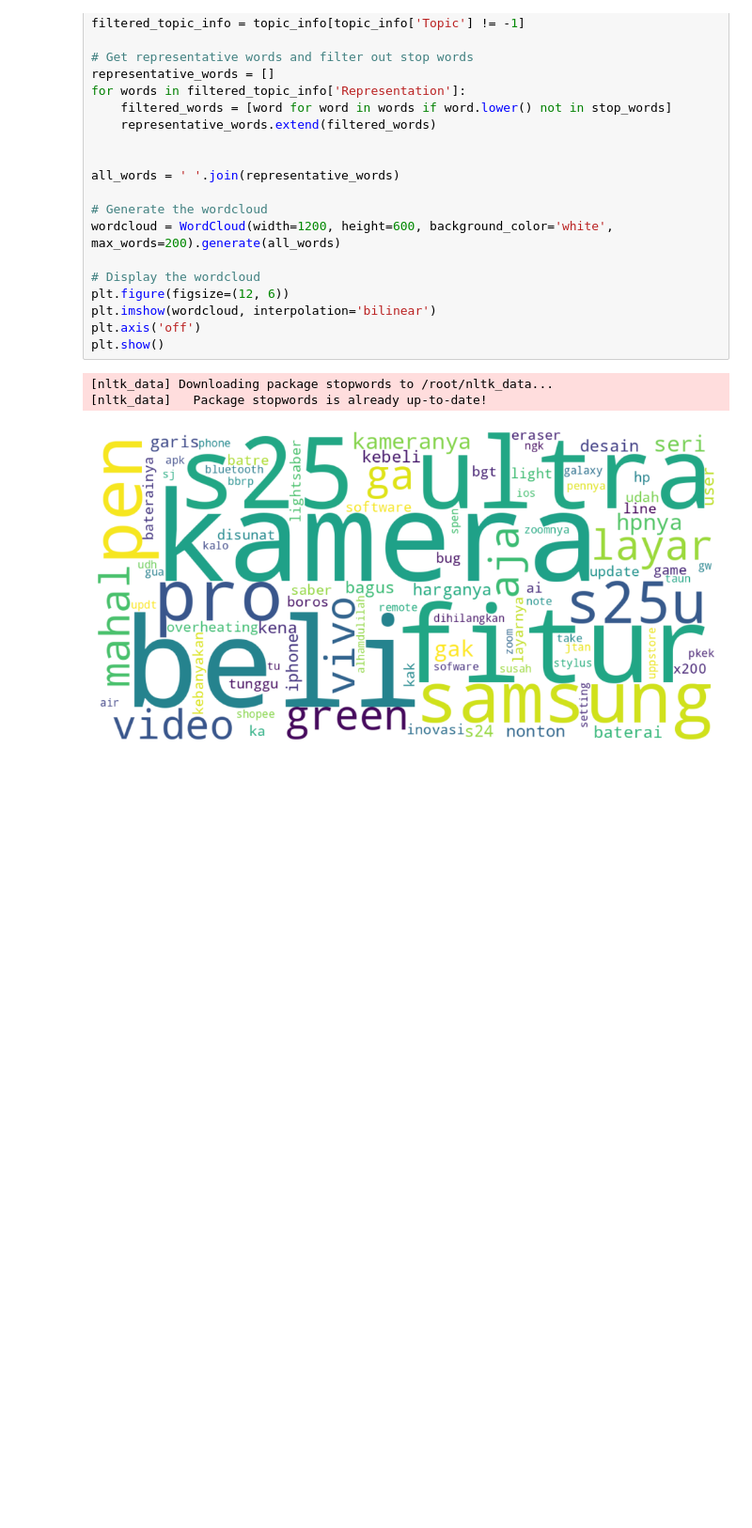
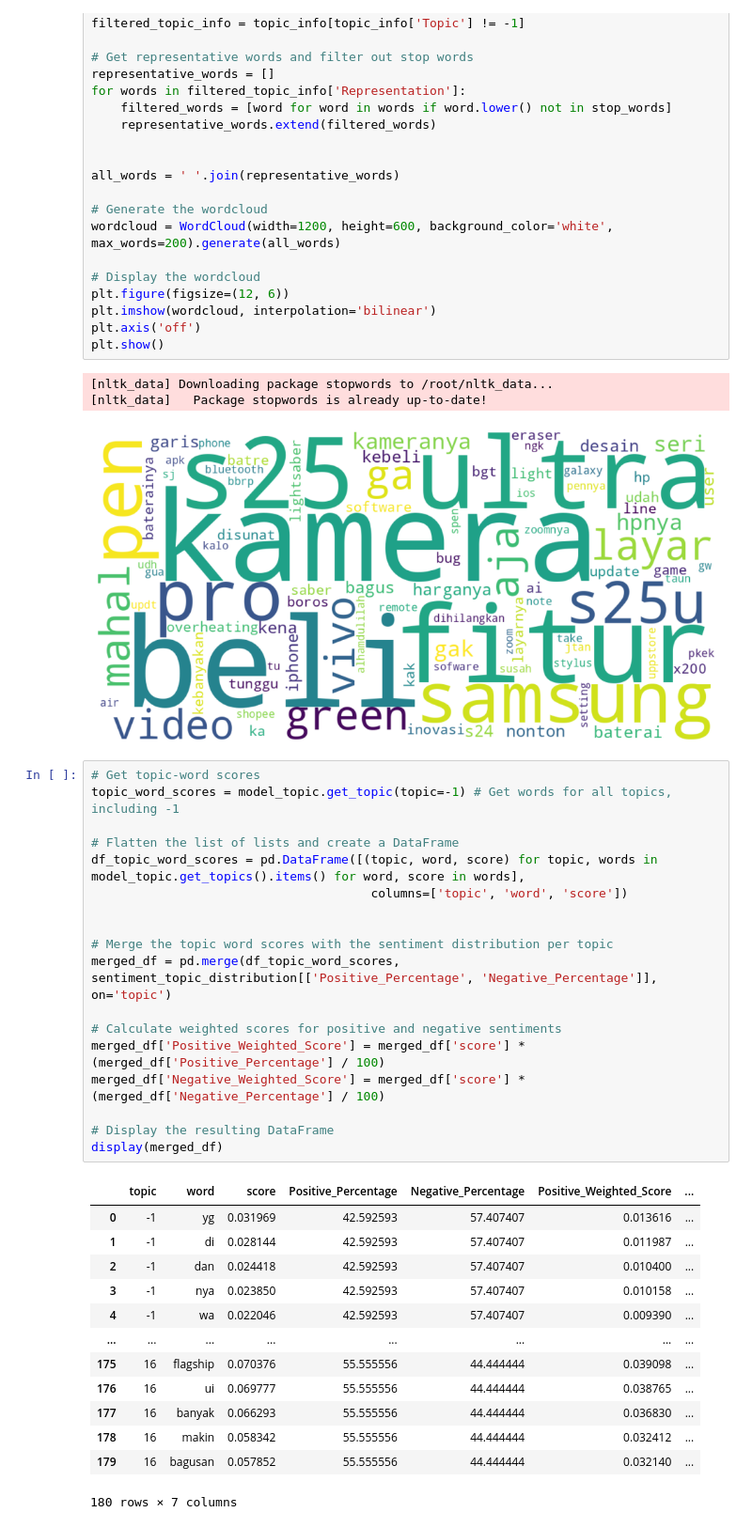
Before and after one commit to erlanggadewasakti/Sentiment-Analysis-Review-Steam, a Jupyter notebook: roberta/non-transform/2e-5.ipynb, the cells around one changed output. Shown at 94% size. Drawn from its saved outputs; the diff is of its cells as text; blank space fills up the shorter version.

```diff
--- a/roberta/non-transform/2e-5.ipynb
+++ b/roberta/non-transform/2e-5.ipynb
@@ -1155,3 +1155,35 @@ plt.show()
 [nltk_data] Downloading package stopwords to /root/nltk_data...
 [nltk_data]   Package stopwords is already up-to-date!
 [figure]
+# %%
+# Get topic-word scores
+topic_word_scores = model_topic.get_topic(topic=-1) # Get words for all topics, including -1
+
+# Flatten the list of lists and create a DataFrame
+df_topic_word_scores = pd.DataFrame([(topic, word, score) for topic, words in model_topic.get_topics().items() for word, score in words],
+                                      columns=['topic', 'word', 'score'])
+
+
+# Merge the topic word scores with the sentiment distribution per topic
+merged_df = pd.merge(df_topic_word_scores, sentiment_topic_distribution[['Positive_Percentage', 'Negative_Percentage']], on='topic')
+
+# Calculate weighted scores for positive and negative sentiments
+merged_df['Positive_Weighted_Score'] = merged_df['score'] * (merged_df['Positive_Percentage'] / 100)
+merged_df['Negative_Weighted_Score'] = merged_df['score'] * (merged_df['Negative_Percentage'] / 100)
+
+# Display the resulting DataFrame
+display(merged_df)
+# %% [output]
+|  | topic | word | score | Positive_Percentage | Negative_Percentage | Positive_Weighted_Score | ... |
+| 0 | -1 | yg | 0.031969 | 42.592593 | 57.407407 | 0.013616 | ... |
+| 1 | -1 | di | 0.028144 | 42.592593 | 57.407407 | 0.011987 | ... |
+| 2 | -1 | dan | 0.024418 | 42.592593 | 57.407407 | 0.010400 | ... |
+| 3 | -1 | nya | 0.023850 | 42.592593 | 57.407407 | 0.010158 | ... |
+| 4 | -1 | wa | 0.022046 | 42.592593 | 57.407407 | 0.009390 | ... |
+| ... | ... | ... | ... | ... | ... | ... | ... |
+| 175 | 16 | flagship | 0.070376 | 55.555556 | 44.444444 | 0.039098 | ... |
+| 176 | 16 | ui | 0.069777 | 55.555556 | 44.444444 | 0.038765 | ... |
+| 177 | 16 | banyak | 0.066293 | 55.555556 | 44.444444 | 0.036830 | ... |
+| 178 | 16 | makin | 0.058342 | 55.555556 | 44.444444 | 0.032412 | ... |
+| 179 | 16 | bagusan | 0.057852 | 55.555556 | 44.444444 | 0.032140 | ... |
+180 rows × 7 columns
```
Also changed, not shown: parts of 1 cell of this notebook.
